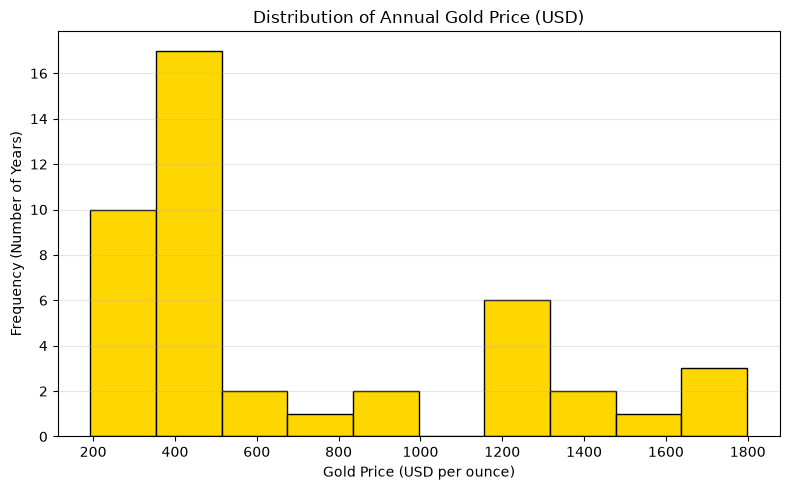
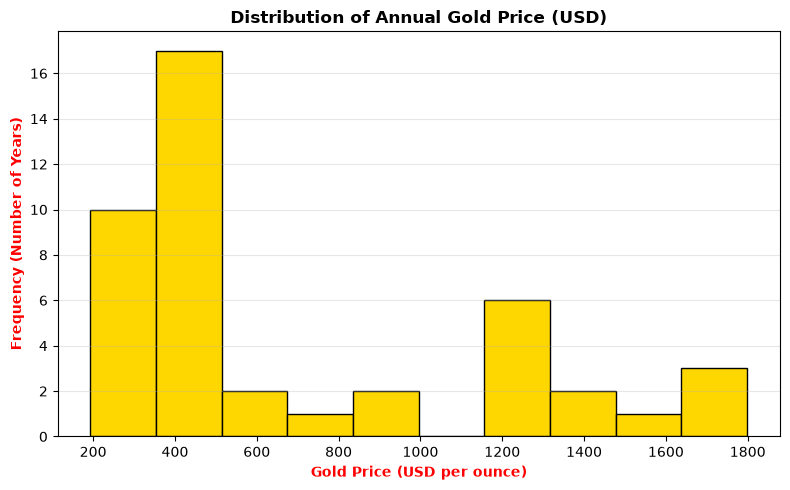
Code edit (unified diff) that turned the first committed figure into the second:
--- before
+++ after
@@ -2,7 +2,7 @@
 plt.hist(df['USD'].dropna(), bins=10, color='gold', edgecolor='black')
 
-plt.title('Distribution of Annual Gold Price (USD)')
-plt.xlabel('Gold Price (USD per ounce)')
-plt.ylabel('Frequency (Number of Years)')
+plt.title('Distribution of Annual Gold Price (USD)',fontweight='bold')
+plt.xlabel('Gold Price (USD per ounce)',color="red",fontweight='bold')
+plt.ylabel('Frequency (Number of Years)',color="red",fontweight='bold')
 plt.grid(axis='y', alpha=0.3)
 

Commit: changes for charts